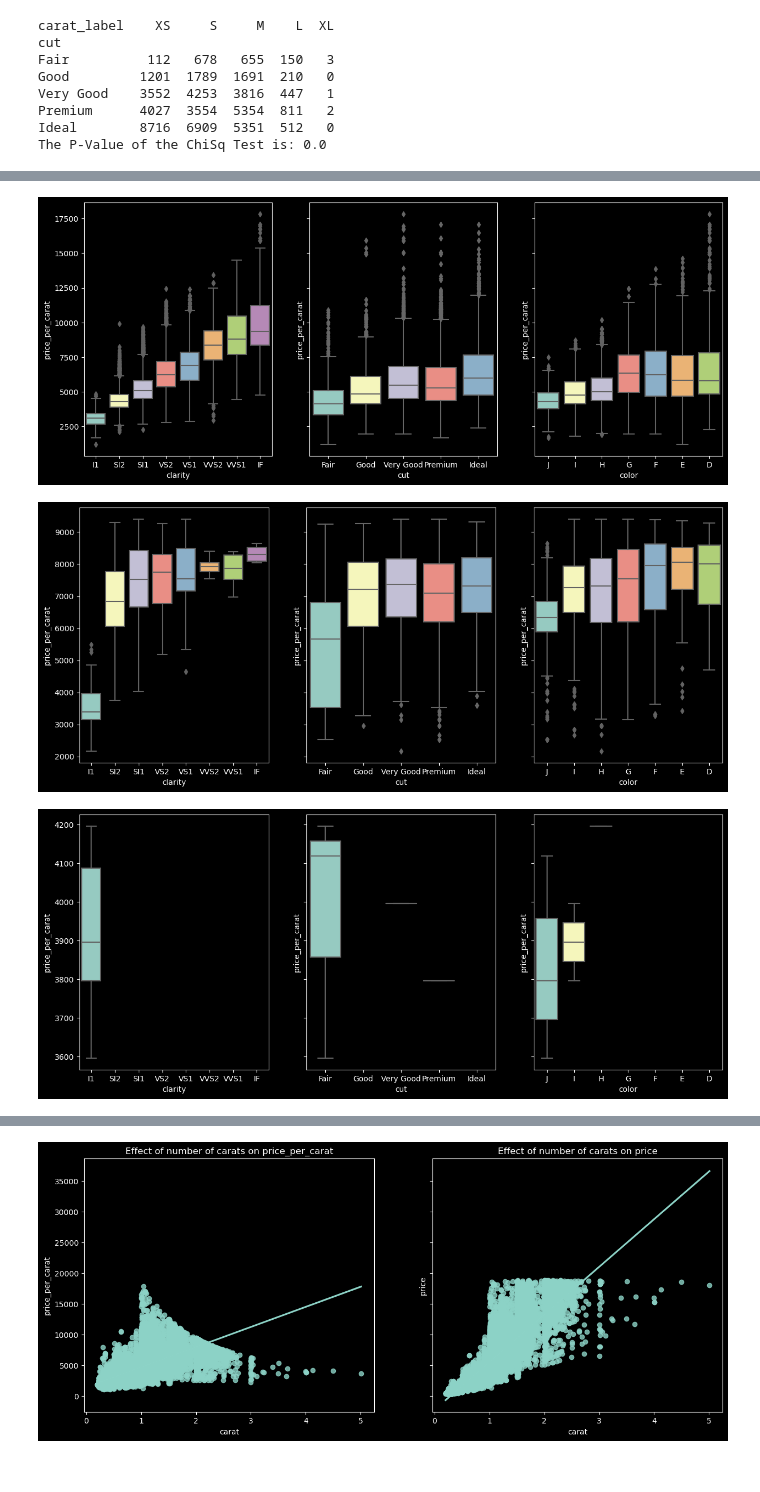
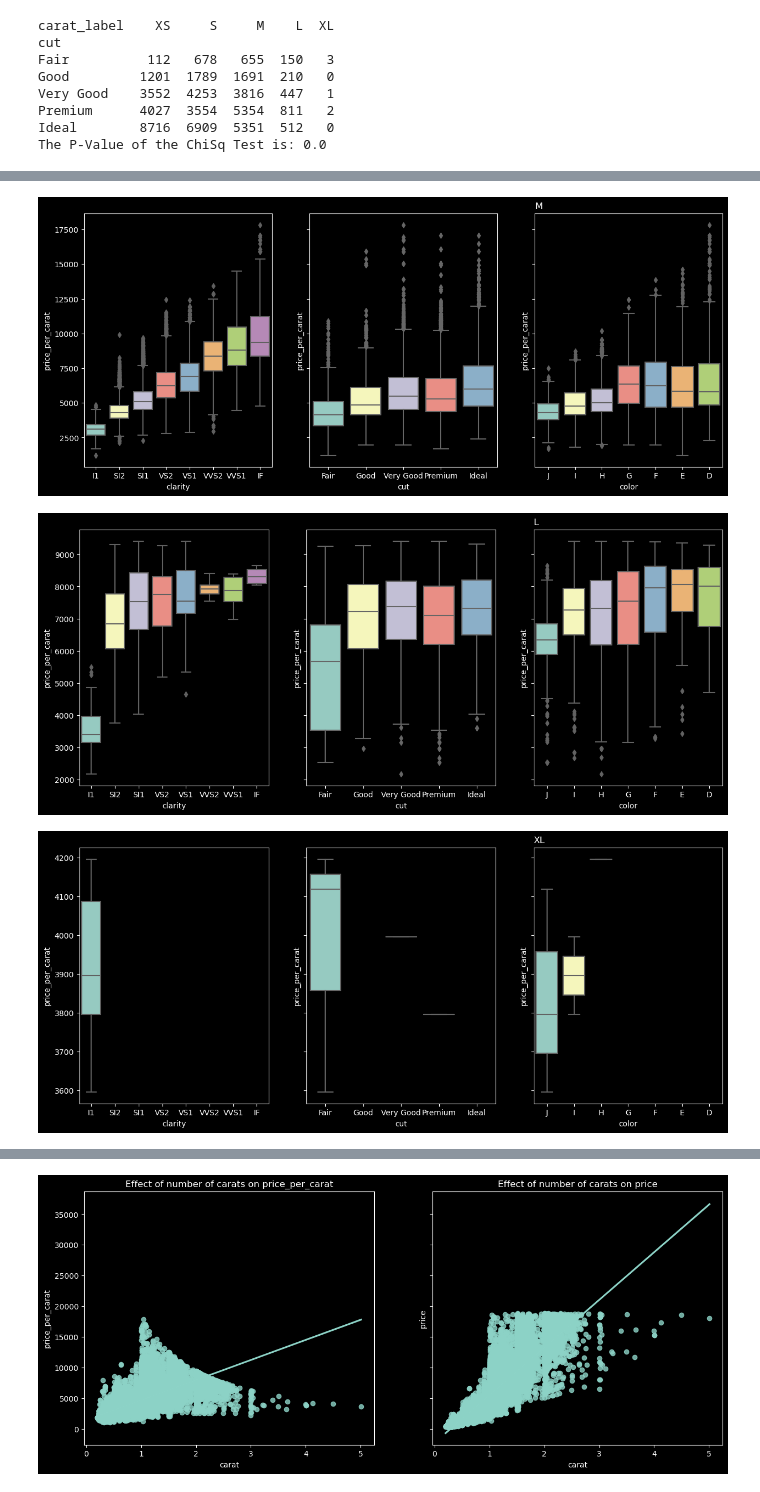
Before and after one commit to YanaOrf/Diamonds_analysis, a Jupyter notebook: Dimonds.ipynb, the cells around one changed output, grey strips where cells are left out. Cells and saved outputs as stored; diff of their text form; code cells hidden in the pictures.

```diff
--- a/Dimonds.ipynb
+++ b/Dimonds.ipynb
@@ -381,7 +388,7 @@ for carat_label in  carat_label_list:
     sns.boxplot(data=diamonds[(diamonds["carat_label"])==carat_label],y="price",x="clarity", ax=axs[0])
     sns.boxplot(data=diamonds[(diamonds["carat_label"])==carat_label],y="price",x="cut",ax=axs[1])
     sns.boxplot(data=diamonds[(diamonds["carat_label"])==carat_label],y="price",x="color",ax=axs[2])
-    ax.set_title(carat_label)
+    plt.title(carat_label.upper(),loc='left')
 
 
     plt.show()
@@ -400,7 +407,7 @@ for carat_label in  carat_label_list:
 
 
 
-    ax.set_title(carat_label.upper())
+    plt.title(carat_label.upper(),loc='left')
 
 
     plt.show()
@@ -410,6 +417,6 @@ for carat_label in  carat_label_list:
-[figure, old version]
+[figure, new version]
-[figure, old version]
+[figure, new version]
-[figure, old version]
+[figure, new version]
 # %%
 price_label_list=["Low","Average","High","Extra"]
 
```
Also changed, not shown: parts of 6 cells of this notebook, 1 other file.
